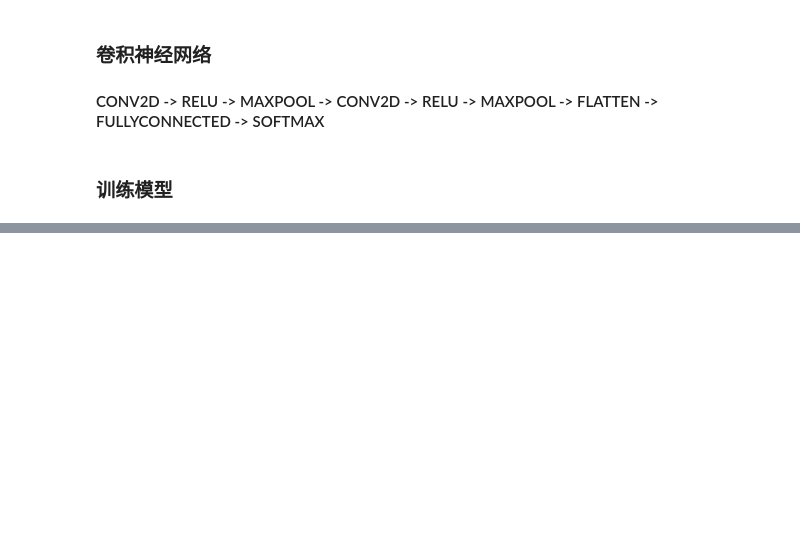
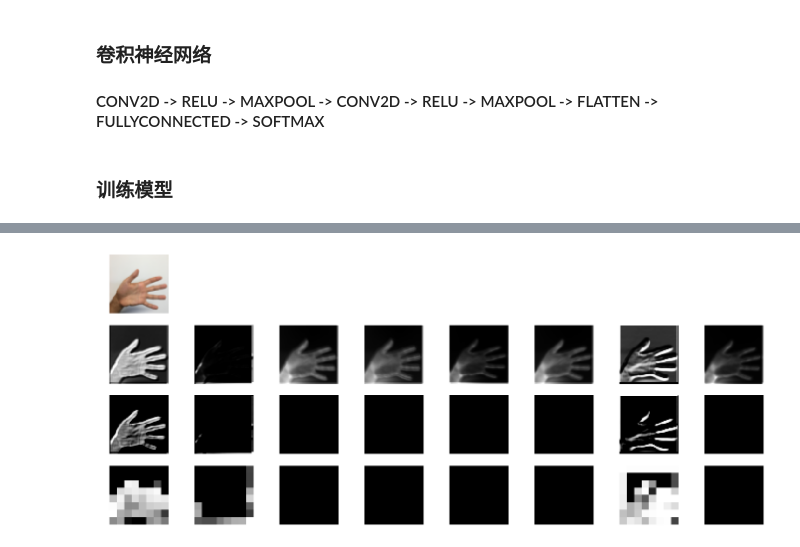
Before and after one commit to Morrowind1983/deeplearning.ai-exercises, a Jupyter notebook: 04 Convolutional Neural Networks/Week 1/Exercise.ipynb, the cells around one changed output, grey strips where cells are left out. Cells and saved outputs as stored; diff of their text form; code cells hidden in the pictures; blank space fills up the shorter version.

```diff
--- a/04 Convolutional Neural Networks/Week 1/Exercise.ipynb
+++ b/04 Convolutional Neural Networks/Week 1/Exercise.ipynb
@@ -298,0 +392,5 @@ except IOError:
+# %%
+# 绘制样本0的卷积层1可视化图形
+visualize_cnn(X_train, parameters, 0)
+# %% [output]
+[figure, added]
```
Also changed, not shown: parts of 8 cells of this notebook, 1 other file.
